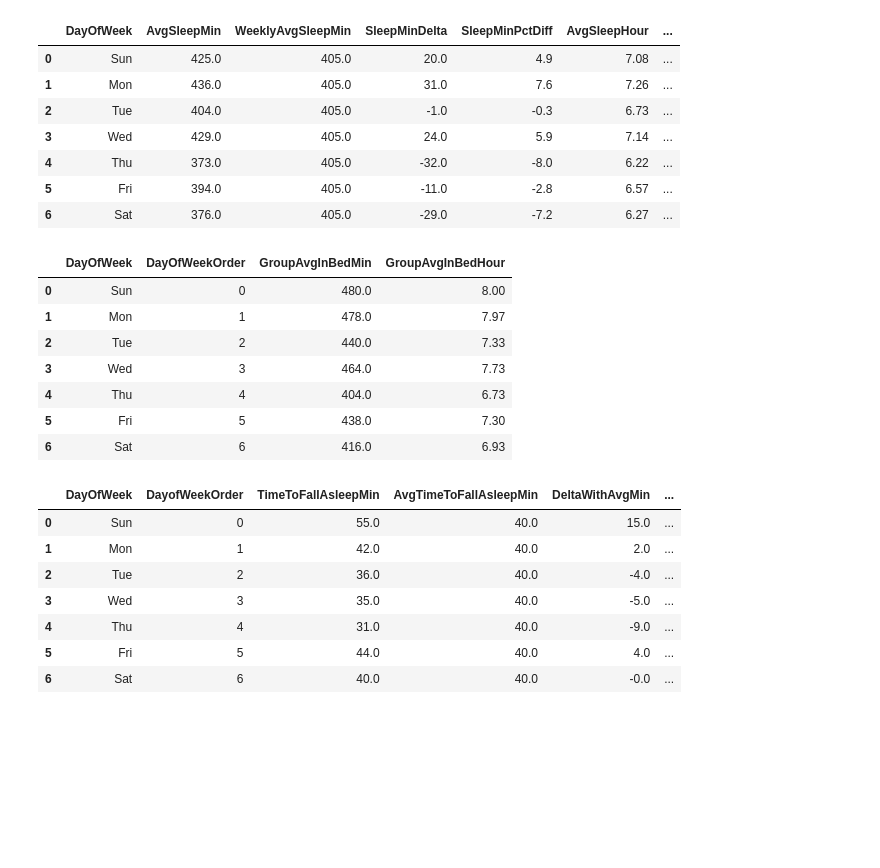
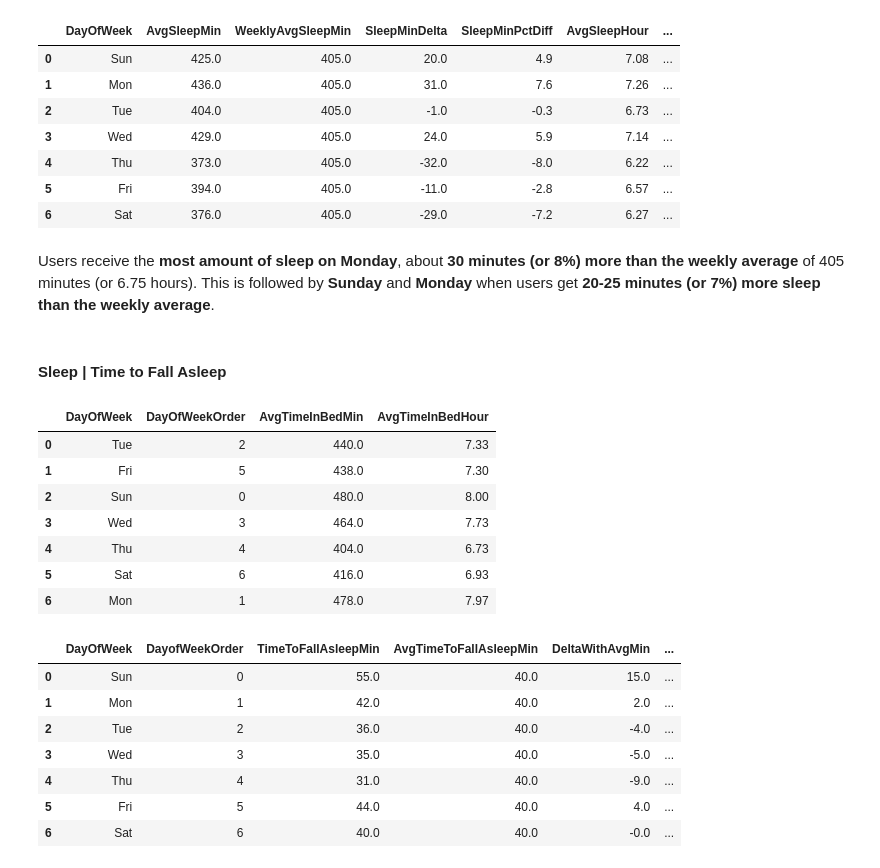
Before and after one commit to phlln/bellabeat-analysis, a Jupyter notebook: bellabeat_bigquery_playground.ipynb, the cells around one changed output. Drawn from its saved outputs; the diff is of its cells as text; code cells hidden in the pictures; blank space fills up the shorter version.

```diff
--- a/bellabeat_bigquery_playground.ipynb
+++ b/bellabeat_bigquery_playground.ipynb
@@ -1306,33 +1306,43 @@ ORDER BY DayOfWeekOrder
 | 4 | Thu | 373.0 | 405.0 | -32.0 | -8.0 | 6.22 | ... |
 | 5 | Fri | 394.0 | 405.0 | -11.0 | -2.8 | 6.57 | ... |
 | 6 | Sat | 376.0 | 405.0 | -29.0 | -7.2 | 6.27 | ... |
+# %% [markdown]
+Users receive the **most amount of sleep on Monday**, about **30 minutes (or 8%) more than the weekly average** of 405 minutes (or 6.75 hours). This is followed by **Sunday** and **Monday** when users get **20-25 minutes (or 7%) more sleep than the weekly average**.
+# %% [markdown]
+#### Sleep  | Time to Fall Asleep
 # %%
 %%bigquery
-WITH indiv_bed_daily_avg AS (
+WITH indiv_avg_bed AS (
     SELECT Id,
            FORMAT_DATE('%a', SleepDay) AS DayOfWeek,
            FORMAT_DATE('%w', SleepDay) AS DayOfWeekOrder,
-           ROUND(AVG(TotalTimeInBed), 0) AS AvgTimeInBedMin,
-           ROUND(AVG(TotalTimeInBed)/60, 2) AS AvgTimeInBedHour
+           ROUND(AVG(TotalTimeInBed), 0) AS IndivAvgTimeInBedMin,
+           ROUND(AVG(TotalTimeInBed)/60, 2) AS IndivAvgTimeInBedHour
      FROM `gac-bellabeat.activity.sleep`
     GROUP BY 1, 2, 3
+),
+group_avg_bed AS (
+    SELECT DayOfWeek,
+           DayOfWeekOrder,
+           ROUND(AVG(IndivAvgTimeInBedMin), 0) AS AvgTimeInBedMin,
+           ROUND(AVG(IndivAvgTimeInBedHour), 2) AS AvgTimeInBedHour
+     FROM indiv_avg_bed
+    GROUP BY 1, 2
 )
-SELECT ibda.DayOfWeek,
-       ibda.DayOfWeekOrder,
-       ROUND(AVG(AvgTimeInBedMin), 0) AS GroupAvgInBedMin,
-       ROUND(AVG(AvgTimeInBedHour), 2) AS GroupAvgInBedHour
- FROM indiv_bed_daily_avg ibda
-GROUP BY 1, 2
-ORDER BY 2
+SELECT DayOfWeek,
+
+
+
+FROM group_avg_bed
 # %% [output]
-|  | DayOfWeek | DayOfWeekOrder | GroupAvgInBedMin | GroupAvgInBedHour |
-| 0 | Sun | 0 | 480.0 | 8.00 |
-| 1 | Mon | 1 | 478.0 | 7.97 |
-| 2 | Tue | 2 | 440.0 | 7.33 |
+|  | DayOfWeek | DayOfWeekOrder | AvgTimeInBedMin | AvgTimeInBedHour |
+| 0 | Tue | 2 | 440.0 | 7.33 |
+| 1 | Fri | 5 | 438.0 | 7.30 |
+| 2 | Sun | 0 | 480.0 | 8.00 |
 | 3 | Wed | 3 | 464.0 | 7.73 |
 | 4 | Thu | 4 | 404.0 | 6.73 |
-| 5 | Fri | 5 | 438.0 | 7.30 |
-| 6 | Sat | 6 | 416.0 | 6.93 |
+| 5 | Sat | 6 | 416.0 | 6.93 |
+| 6 | Mon | 1 | 478.0 | 7.97 |
 # %%
 %%bigquery
 WITH indiv_sleep_daily_avg AS (
```
Also changed, not shown: parts of 42 cells of this notebook.
